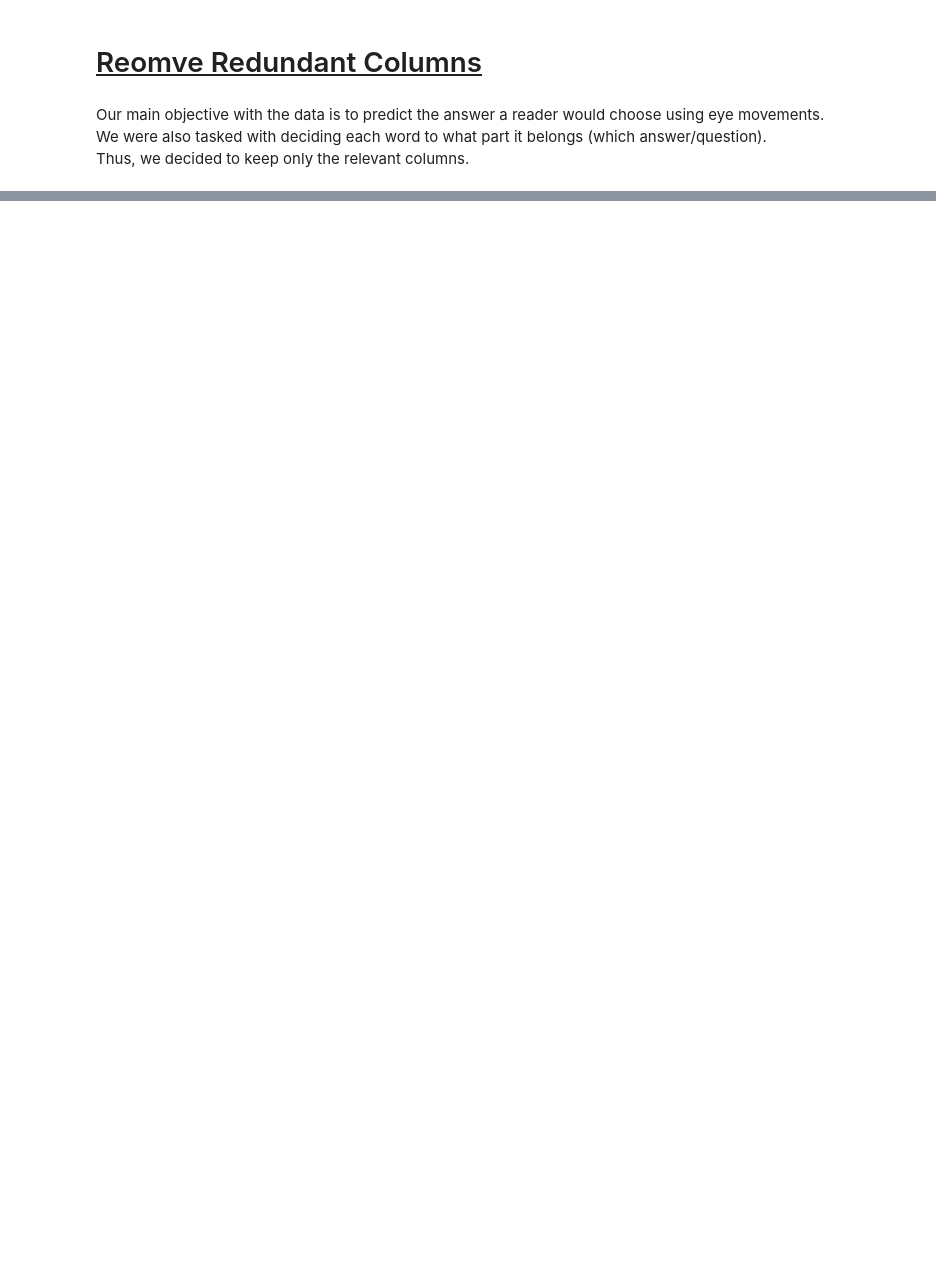
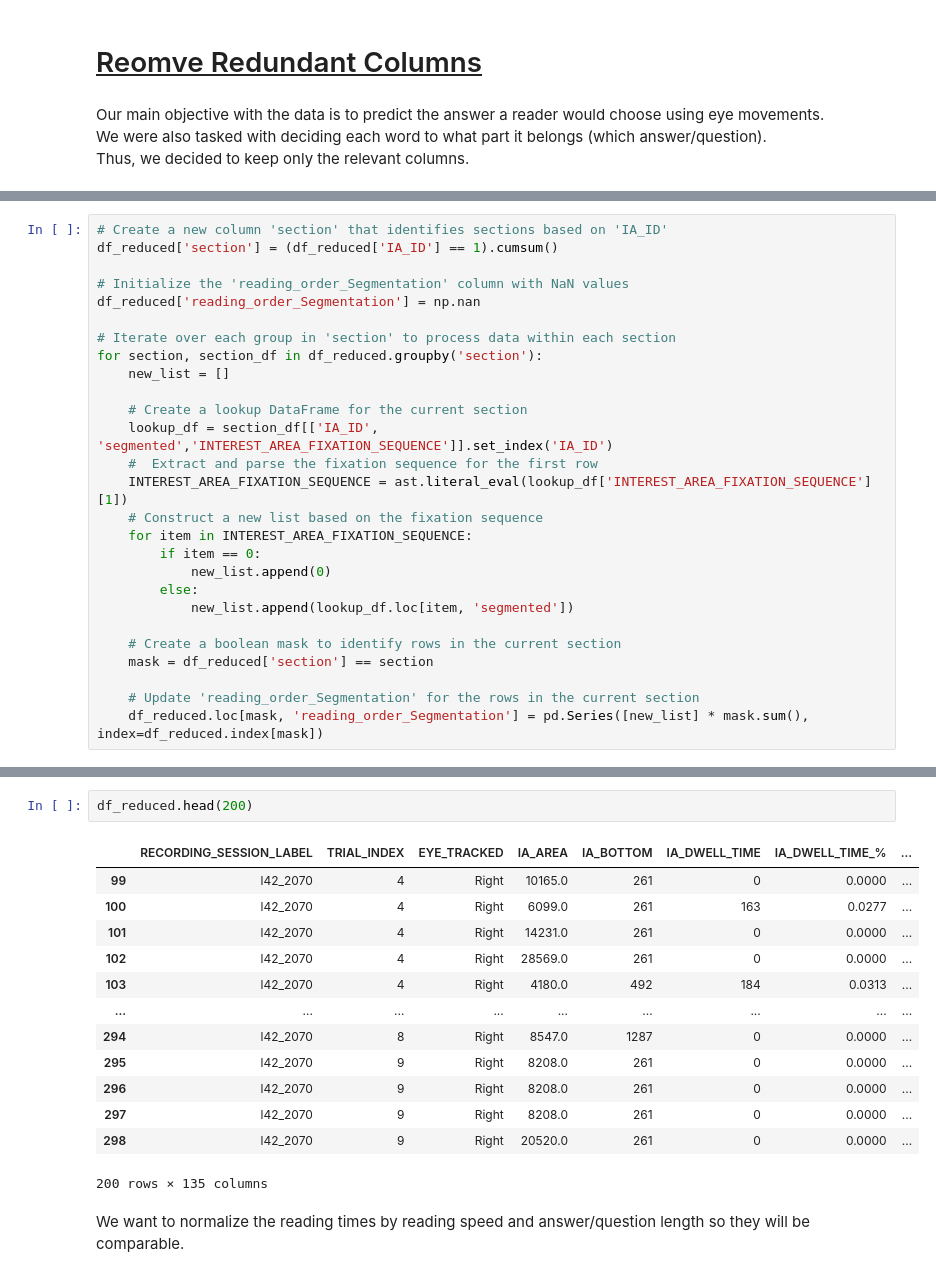
Before and after one commit to toharrgo/project4cognition, a Jupyter notebook: Preprocessing.ipynb, the cells around one changed output, grey strips where cells are left out. Drawn from its saved outputs; the diff is of its cells as text; blank space fills up the shorter version.

```diff
--- a/Preprocessing.ipynb
+++ b/Preprocessing.ipynb
@@ -117,0 +160,27 @@ dspan_ind -  index in parghtp of ditractor irllvent (aspan si the same)
+# %%
+# Create a new column 'section' that identifies sections based on 'IA_ID'
+df_reduced['section'] = (df_reduced['IA_ID'] == 1).cumsum()
+
+# Initialize the 'reading_order_Segmentation' column with NaN values
+df_reduced['reading_order_Segmentation'] = np.nan
+
+# Iterate over each group in 'section' to process data within each section
+for section, section_df in df_reduced.groupby('section'):
+    new_list = []
+
+    # Create a lookup DataFrame for the current section
+    lookup_df = section_df[['IA_ID', 'segmented','INTEREST_AREA_FIXATION_SEQUENCE']].set_index('IA_ID')
+    #  Extract and parse the fixation sequence for the first row
+    INTEREST_AREA_FIXATION_SEQUENCE = ast.literal_eval(lookup_df['INTEREST_AREA_FIXATION_SEQUENCE'][1])
+    # Construct a new list based on the fixation sequence
+    for item in INTEREST_AREA_FIXATION_SEQUENCE:
+        if item == 0:
+            new_list.append(0)
+        else:
+            new_list.append(lookup_df.loc[item, 'segmented'])
+
+    # Create a boolean mask to identify rows in the current section
+    mask = df_reduced['section'] == section
+
+    # Update 'reading_order_Segmentation' for the rows in the current section
+    df_reduced.loc[mask, 'reading_order_Segmentation'] = pd.Series([new_list] * mask.sum(), index=df_reduced.index[mask])
@@ -117,0 +205,18 @@ dspan_ind -  index in parghtp of ditractor irllvent (aspan si the same)
+# %%
+df_reduced.head(200)
+# %% [output]
+|  | RECORDING_SESSION_LABEL | TRIAL_INDEX | EYE_TRACKED | IA_AREA | IA_BOTTOM | IA_DWELL_TIME | IA_DWELL_TIME_% | ... |
+| 99 | l42_2070 | 4 | Right | 10165.0 | 261 | 0 | 0.0000 | ... |
+| 100 | l42_2070 | 4 | Right | 6099.0 | 261 | 163 | 0.0277 | ... |
+| 101 | l42_2070 | 4 | Right | 14231.0 | 261 | 0 | 0.0000 | ... |
+| 102 | l42_2070 | 4 | Right | 28569.0 | 261 | 0 | 0.0000 | ... |
+| 103 | l42_2070 | 4 | Right | 4180.0 | 492 | 184 | 0.0313 | ... |
+| ... | ... | ... | ... | ... | ... | ... | ... | ... |
+| 294 | l42_2070 | 8 | Right | 8547.0 | 1287 | 0 | 0.0000 | ... |
+| 295 | l42_2070 | 9 | Right | 8208.0 | 261 | 0 | 0.0000 | ... |
+| 296 | l42_2070 | 9 | Right | 8208.0 | 261 | 0 | 0.0000 | ... |
+| 297 | l42_2070 | 9 | Right | 8208.0 | 261 | 0 | 0.0000 | ... |
+| 298 | l42_2070 | 9 | Right | 20520.0 | 261 | 0 | 0.0000 | ... |
+200 rows × 135 columns
+# %% [markdown]
+We want to normalize the reading times by reading speed and answer/question length so they will be comparable.
```
Also changed, not shown: parts of 19 cells of this notebook.
